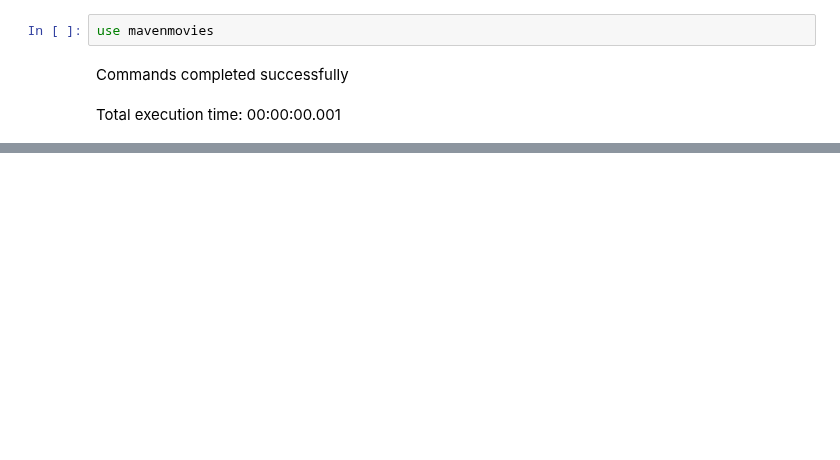
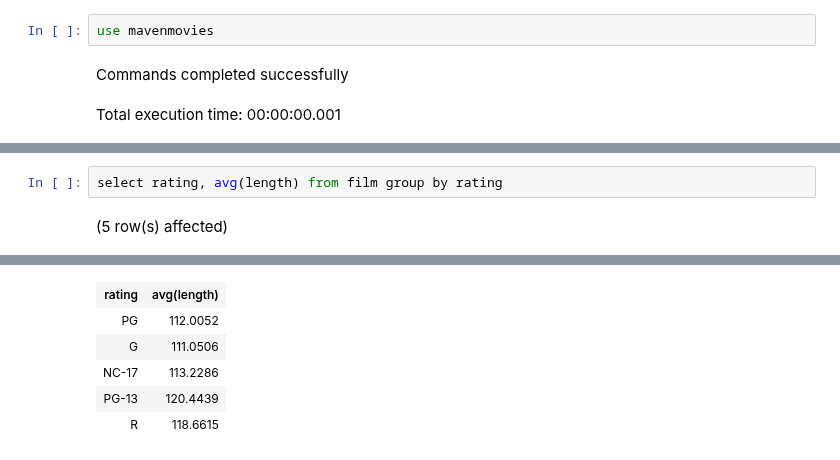
Before and after one commit to gupta-aayushkr/SQL-Queries, a Jupyter notebook: Practice Queries/mavenmoviesdb.ipynb, the cells around one changed output, grey strips where cells are left out. Drawn from its saved outputs; the diff is of its cells as text; blank space fills up the shorter version.

```diff
--- a/Practice Queries/mavenmoviesdb.ipynb
+++ b/Practice Queries/mavenmoviesdb.ipynb
@@ -67,0 +112,4 @@ Total execution time: 00:00:01.006
+# %%
+select rating, avg(length) from film group by rating
+# %% [output]
+(5 row(s) affected)
@@ -67,0 +117,6 @@ Total execution time: 00:00:01.006
+| rating | avg(length) |
+| PG | 112.0052 |
+| G | 111.0506 |
+| NC-17 | 113.2286 |
+| PG-13 | 120.4439 |
+| R | 118.6615 |
```
Also changed, not shown: parts of 8 cells of this notebook, 7 other files.
